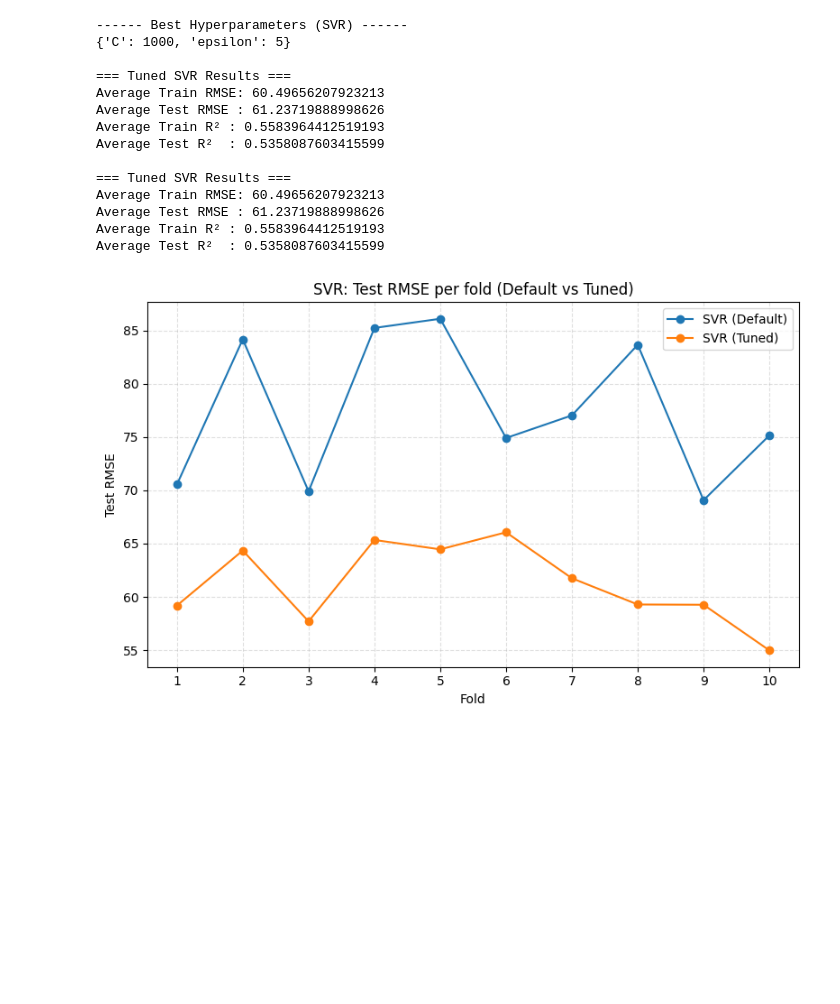
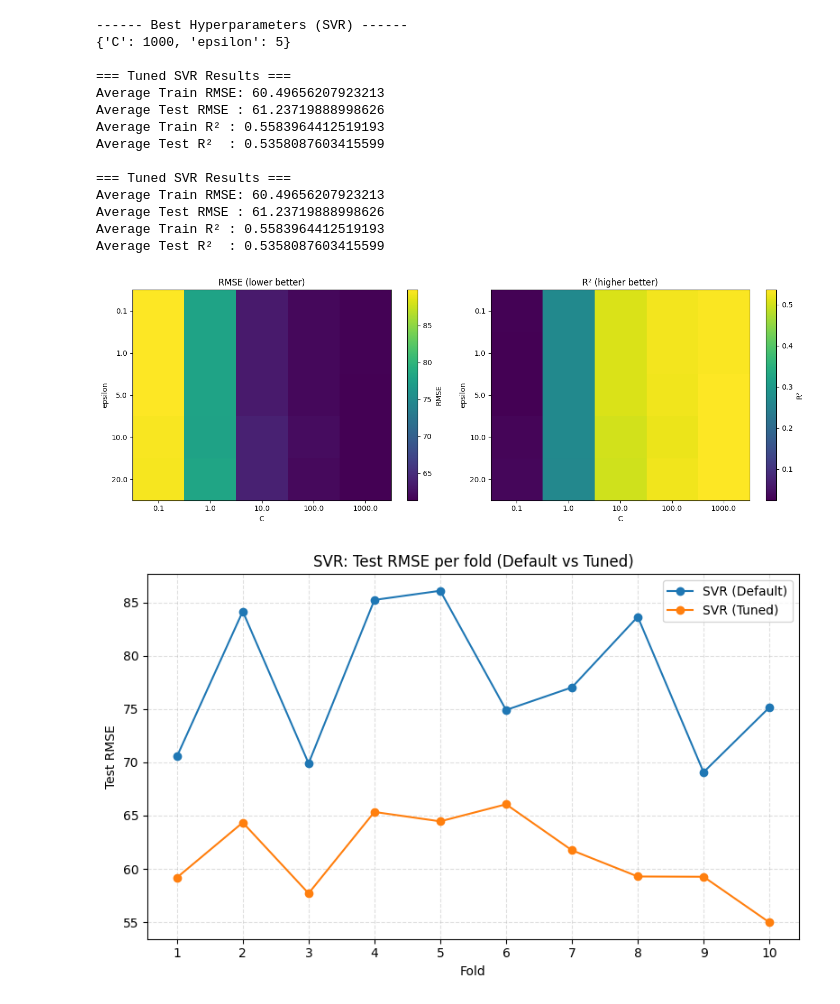
Before and after one commit to OisinMa/Steel-Machine-Learning-Approaches, a Jupyter notebook: SteelAlgorithms.ipynb, the cells around one changed output. Cells and saved outputs as stored; diff of their text form; code cells hidden in the pictures; blank space fills up the shorter version.

Commit message:
SVR heatmap

```diff
--- a/SteelAlgorithms.ipynb
+++ b/SteelAlgorithms.ipynb
@@ -170,7 +170,7 @@ Average Test R²  : 0.26627674849218774
 # ---------------------------
 param_grid = {
     'C': [0.1, 1, 10, 100, 1000],          # regularization strength
-    'epsilon': [0.1, 1, 5, 10, 20]         # ε-insensitive tube width
+    'epsilon': [0.1, 1, 5, 10, 20, 100]         # ε-insensitive tube width
 }
 
 tuned_model = GridSearchCV(
@@ -220,6 +220,39 @@ Average Train RMSE: 60.49656207923213
 Average Test RMSE : 61.23719888998626
 Average Train R² : 0.5583964412519193
 Average Test R²  : 0.5358087603415599
+# %%
+results = pd.DataFrame(tuned_model.cv_results_)
+
+
+# Calculate RMSE from mean_test_neg_mean_squared_error
+results['RMSE'] = np.sqrt(-results['mean_test_neg_mean_squared_error'])
+heatmap_rmse = results.pivot(index='param_epsilon', columns='param_C', values='RMSE')
+heatmap_r2   = results.pivot(index='param_epsilon', columns='param_C', values='mean_test_r2')
+
+
+
+fig, axes = plt.subplots(1, 2, figsize=(14, 5))
+
+im0 = axes[0].imshow(heatmap_rmse, cmap='viridis', aspect='auto')
+axes[0].set_title('RMSE (lower better)')
+axes[0].set_xlabel('C')
+axes[0].set_ylabel('epsilon')
+axes[0].set_xticks(range(len(heatmap_rmse.columns))); axes[0].set_xticklabels(heatmap_rmse.columns)
+axes[0].set_yticks(range(len(heatmap_rmse.index)));  axes[0].set_yticklabels(heatmap_rmse.index)
+fig.colorbar(im0, ax=axes[0], label='RMSE')
+
+im1 = axes[1].imshow(heatmap_r2, cmap='viridis', aspect='auto')
+axes[1].set_title('R² (higher better)')
+axes[1].set_xlabel('C')
+axes[1].set_ylabel('epsilon')
+axes[1].set_xticks(range(len(heatmap_r2.columns))); axes[1].set_xticklabels(heatmap_r2.columns)
+axes[1].set_yticks(range(len(heatmap_r2.index)));  axes[1].set_yticklabels(heatmap_r2.index)
+fig.colorbar(im1, ax=axes[1], label='R²')
+
+plt.tight_layout()
+plt.show()
+# %% [output]
+[figure, added]
 # %%
 #Create graph comparing tuned and default SVR model over 10 folds
 
```
Also changed, not shown: parts of 2 cells of this notebook.
